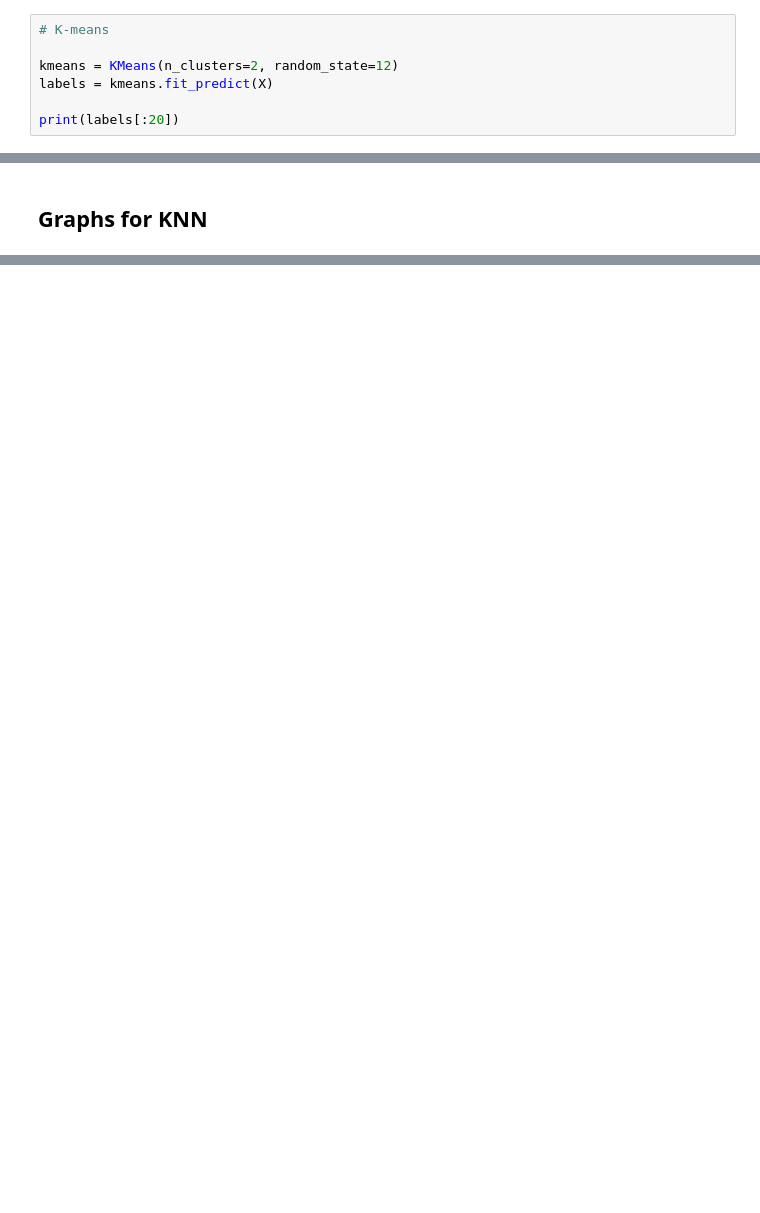
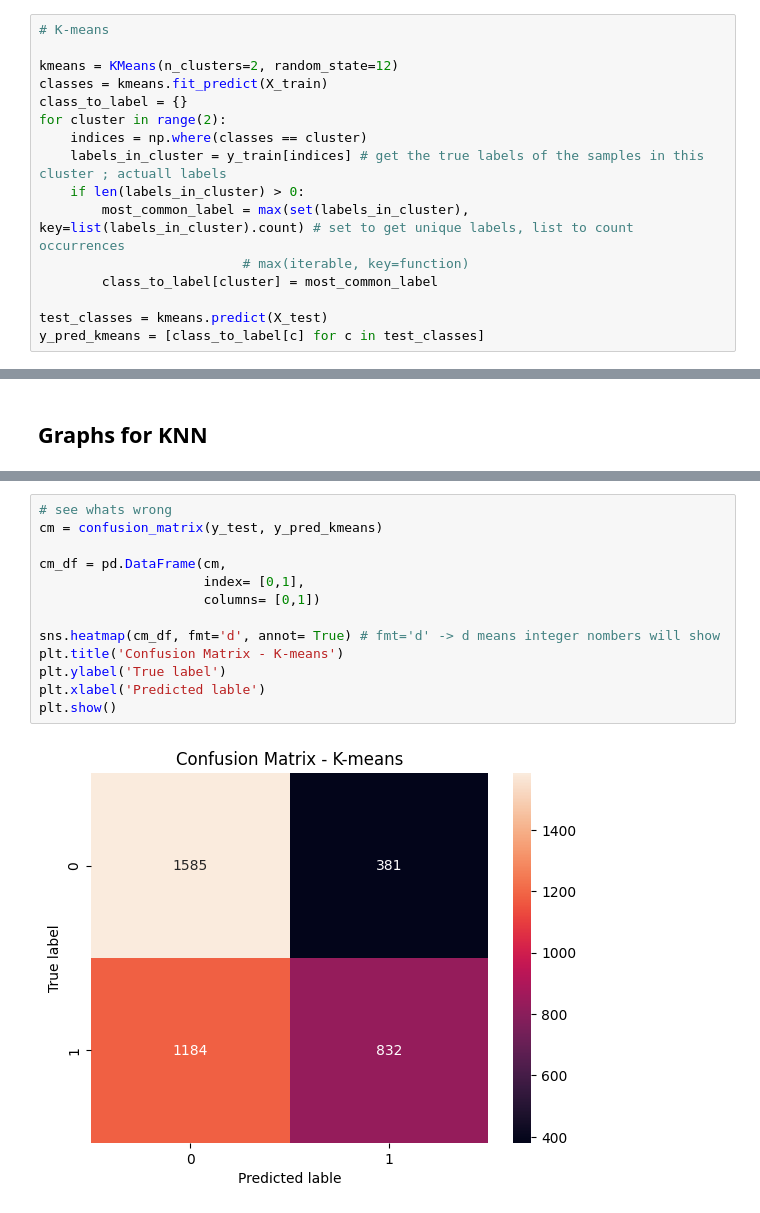
Before and after one commit to LechTheMitch/MachineLearningProject, a Jupyter notebook: img_notebook/img_model_Kmeans_LogisticR.ipynb, the cells around one changed output, grey strips where cells are left out. Saved outputs shown, nothing was run; the diff lists cells and outputs as text; blank space fills up the shorter version.

```diff
--- a/img_notebook/img_model_Kmeans_LogisticR.ipynb
+++ b/img_notebook/img_model_Kmeans_LogisticR.ipynb
@@ -116,6 +112,15 @@ X_test_scaled = scaler.transform(X_test)
 # K-means
 
 kmeans = KMeans(n_clusters=2, random_state=12)
-labels = kmeans.fit_predict(X)
+classes = kmeans.fit_predict(X_train)
+class_to_label = {}
+for cluster in range(2):
+    indices = np.where(classes == cluster)
+    labels_in_cluster = y_train[indices] # get the true labels of the samples in this cluster ; actuall labels
+    if len(labels_in_cluster) > 0:
+        most_common_label = max(set(labels_in_cluster), key=list(labels_in_cluster).count) # set to get unique labels, list to count occurrences
+                          # max(iterable, key=function)
+        class_to_label[cluster] = most_common_label
 
-print(labels[:20])
+test_classes = kmeans.predict(X_test)
+y_pred_kmeans = [class_to_label[c] for c in test_classes]
@@ -179,0 +195,15 @@ plt.show()
+# %%
+# see whats wrong
+cm = confusion_matrix(y_test, y_pred_kmeans)
+
+cm_df = pd.DataFrame(cm,
+                     index= [0,1],
+                     columns= [0,1])
+
+sns.heatmap(cm_df, fmt='d', annot= True) # fmt='d' -> d means integer nombers will show
+plt.title('Confusion Matrix - K-means')
+plt.ylabel('True label')
+plt.xlabel('Predicted lable')
+plt.show()
+# %% [output]
+[figure, new version]
```
Also changed, not shown: parts of 18 cells of this notebook, 2 other files.
